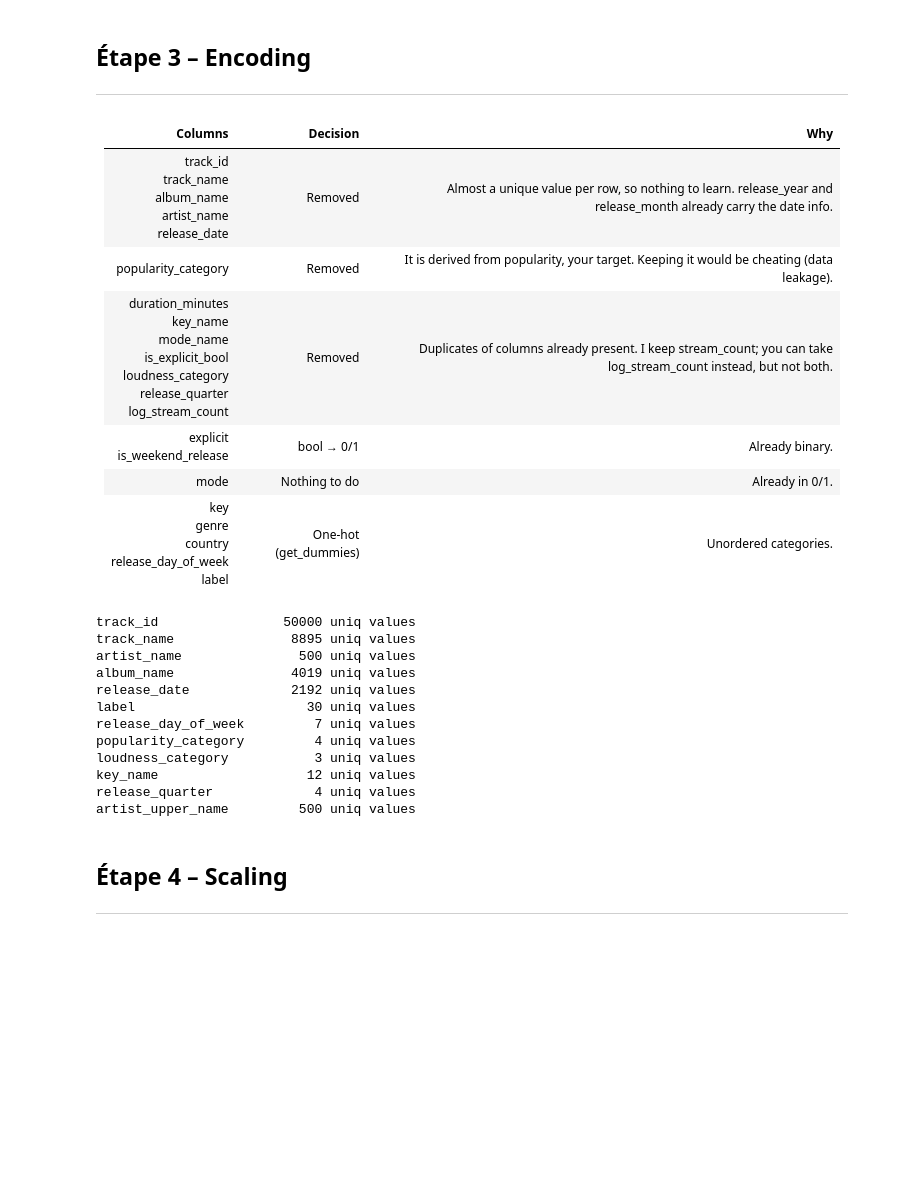
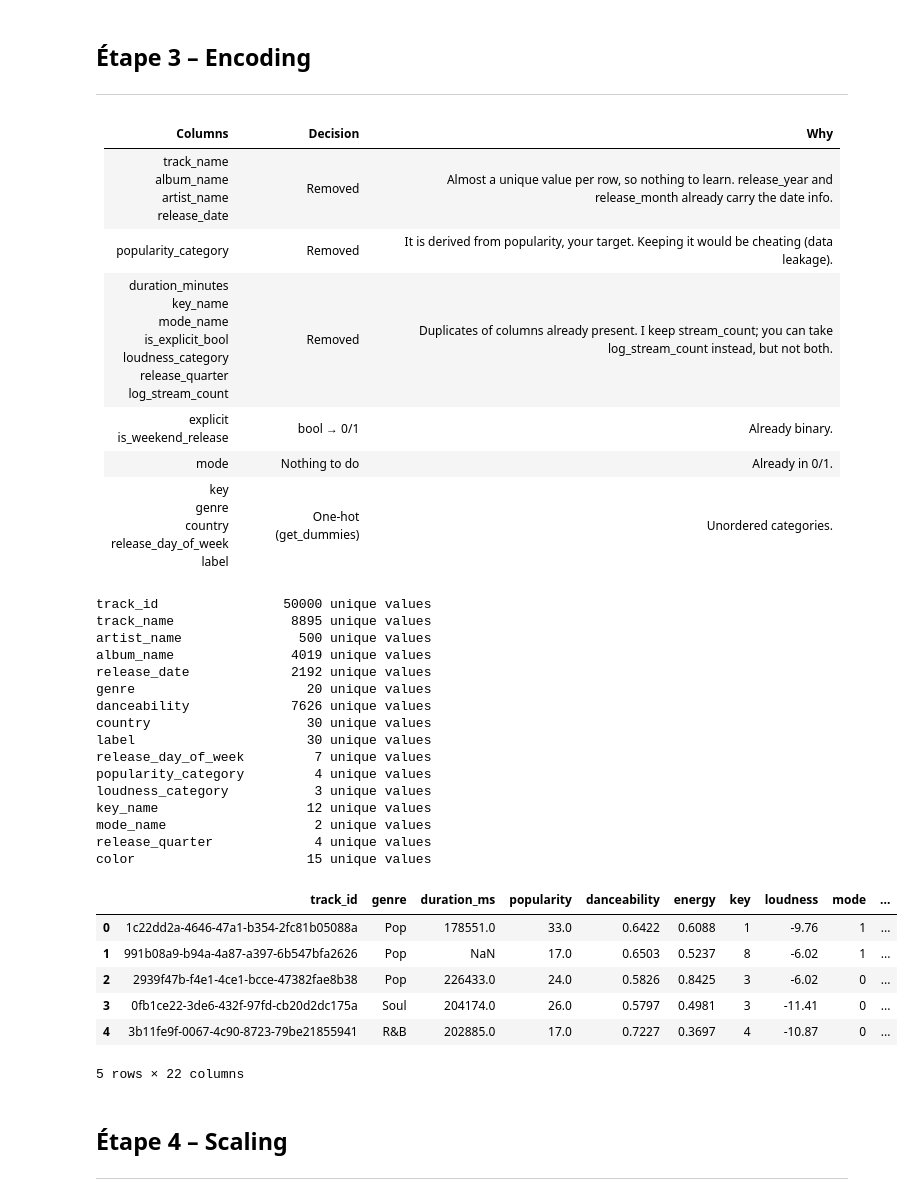
Before and after one commit to Adrien-Rouillon/Machine-learning---SpotifyDB, a Jupyter notebook: Notebooks/Delivrable2.ipynb, the cells around one changed output. Saved outputs shown, nothing was run; the diff lists cells and outputs as text; code cells hidden in the pictures; blank space fills up the shorter version.

```diff
--- a/Notebooks/Delivrable2.ipynb
+++ b/Notebooks/Delivrable2.ipynb
@@ -186,7 +186,7 @@ dtype: int64
   </thead>
   <tbody>
     <tr>
-      <td>track_id<br>track_name<br>album_name<br>artist_name<br>release_date</td>
+      <td>track_name<br>album_name<br>artist_name<br>release_date</td>
       <td>Removed</td>
       <td>Almost a unique value per row, so nothing to learn. release_year and release_month already carry the date info.</td>
     </tr>
@@ -219,22 +219,42 @@ dtype: int64
 </table>
 # %%
 for c in df.select_dtypes(include="object").columns:
-    print(f"{c:22s} {df[c].nunique():>6} uniq values")
-#Generated code by AI to see uniq values we have to treat.
+    print(f"{c:22s} {df[c].nunique():>6} unique values")
+#Generated code by AI to see unique values we have to treat.
 # %% [output]
-track_id                50000 uniq values
-track_name               8895 uniq values
-artist_name               500 uniq values
-album_name               4019 uniq values
-release_date             2192 uniq values
-label                      30 uniq values
-release_day_of_week         7 uniq values
-popularity_category         4 uniq values
-loudness_category           3 uniq values
-key_name                   12 uniq values
-release_quarter             4 uniq values
-artist_upper_name         500 uniq values
+track_id                50000 unique values
+track_name               8895 unique values
+artist_name               500 unique values
+album_name               4019 unique values
+release_date             2192 unique values
+genre                      20 unique values
+danceability             7626 unique values
+country                    30 unique values
+label                      30 unique values
+release_day_of_week         7 unique values
+popularity_category         4 unique values
+loudness_category           3 unique values
+key_name                   12 unique values
+mode_name                   2 unique values
+release_quarter             4 unique values
+color                      15 unique values
-# %%
-df = pd.read_csv(url)
-df = pd.get_dummies(df, columns=["genre"])
-df = pd.get_dummies(df, columns=["country"])
+# %%
+#This is all the columns we have to drop.
+
+to_drop = [
+    "track_name", "album_name", "artist_name", "release_date",              #text with unique value
+    "popularity_category",                                                  #Leak : popularity drift
+    "duration_minutes", "key_name", "mode_name", "is_explicit_bool",
+    "loudness_category", "release_quarter", "log_stream_count",             #doubles
+]
+
+df = df.drop(columns=[c for c in to_drop if c in df.columns])
+df.head()
+# %% [output]
+|  | track_id | genre | duration_ms | popularity | danceability | energy | key | loudness | mode | ... |
+| 0 | 1c22dd2a-4646-47a1-b354-2fc81b05088a | Pop | 178551.0 | 33.0 | 0.6422 | 0.6088 | 1 | -9.76 | 1 | ... |
+| 1 | 991b08a9-b94a-4a87-a397-6b547bfa2626 | Pop | NaN | 17.0 | 0.6503 | 0.5237 | 8 | -6.02 | 1 | ... |
+| 2 | 2939f47b-f4e1-4ce1-bcce-47382fae8b38 | Pop | 226433.0 | 24.0 | 0.5826 | 0.8425 | 3 | -6.02 | 0 | ... |
+| 3 | 0fb1ce22-3de6-432f-97fd-cb20d2dc175a | Soul | 204174.0 | 26.0 | 0.5797 | 0.4981 | 3 | -11.41 | 0 | ... |
+| 4 | 3b11fe9f-0067-4c90-8723-79be21855941 | R&B | 202885.0 | 17.0 | 0.7227 | 0.3697 | 4 | -10.87 | 0 | ... |
+5 rows × 22 columns
```
Also changed, not shown: parts of 6 cells of this notebook.
